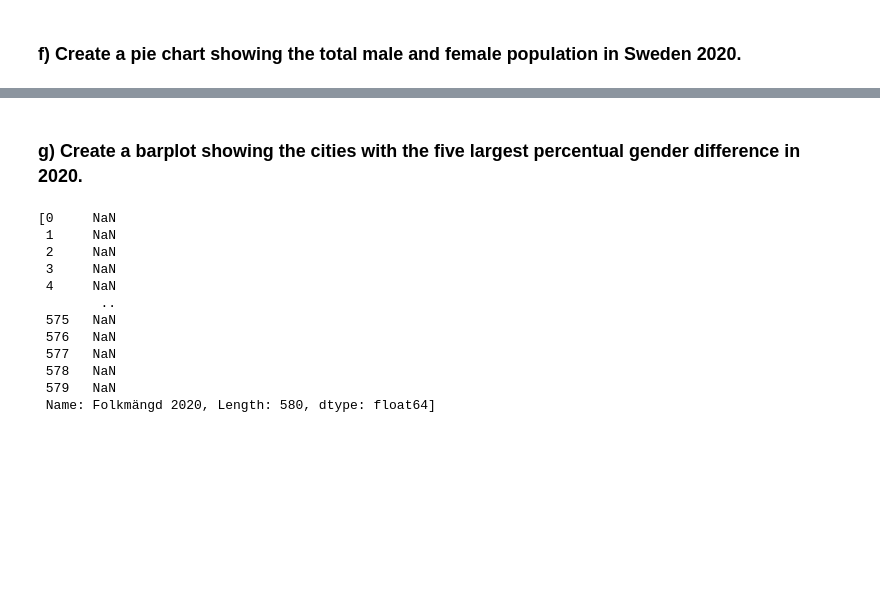
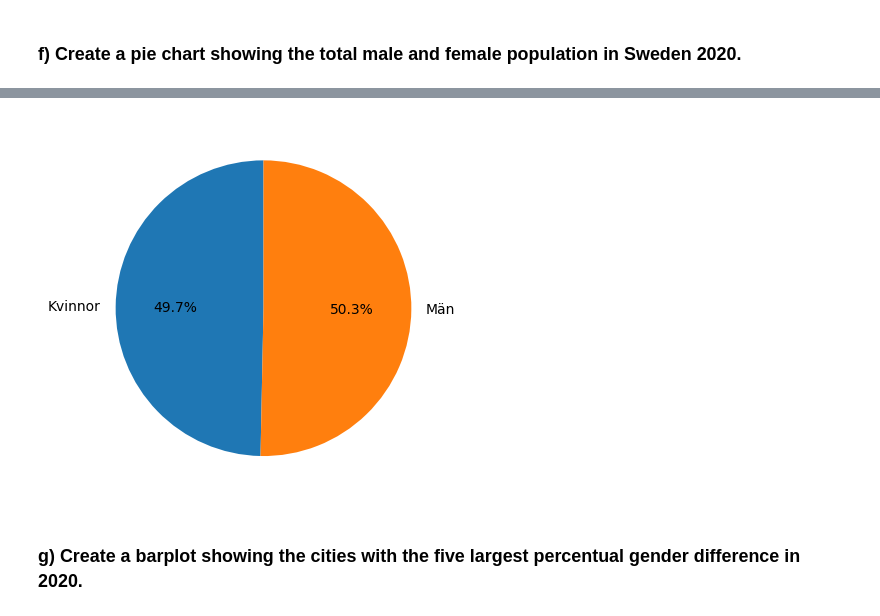
Before and after one commit to Canesp/Databehandling-Philip-de-Canesie, a Jupyter notebook: exercises/E00_exercises.ipynb, the cells around one changed output, grey strips where cells are left out. Drawn from its saved outputs; the diff is of its cells as text; code cells hidden in the pictures; blank space fills up the shorter version.

```diff
--- a/exercises/E00_exercises.ipynb
+++ b/exercises/E00_exercises.ipynb
@@ -376,18 +317,8 @@ plt.pie(x=data, labels=labels, autopct="%.1f%%")
+# %%
+x = df.groupby("Kön").sum("Folkmängd 2020")
+
+plt.pie(x= x["Folkmängd 2020"], labels=x.index, autopct="%0.1f%%", startangle=90);
+# %% [output]
+[figure, added]
 # %% [markdown]
 ### g) Create a barplot showing the cities with the five largest percentual gender difference in 2020.
-# %%
-data_test = [abs(merge_data["Folkmängd 2020"].loc[merge_data["Kön"] == "Man"] - merge_data["Folkmängd 2020"].loc[merge_data["Kön"] == "Kvinna"])]
-data_test
-# %% [output]
-[0     NaN
- 1     NaN
- 2     NaN
- 3     NaN
- 4     NaN
-        ..
- 575   NaN
- 576   NaN
- 577   NaN
- 578   NaN
- 579   NaN
- Name: Folkmängd 2020, Length: 580, dtype: float64]
```
Also changed, not shown: parts of 21 cells of this notebook.
